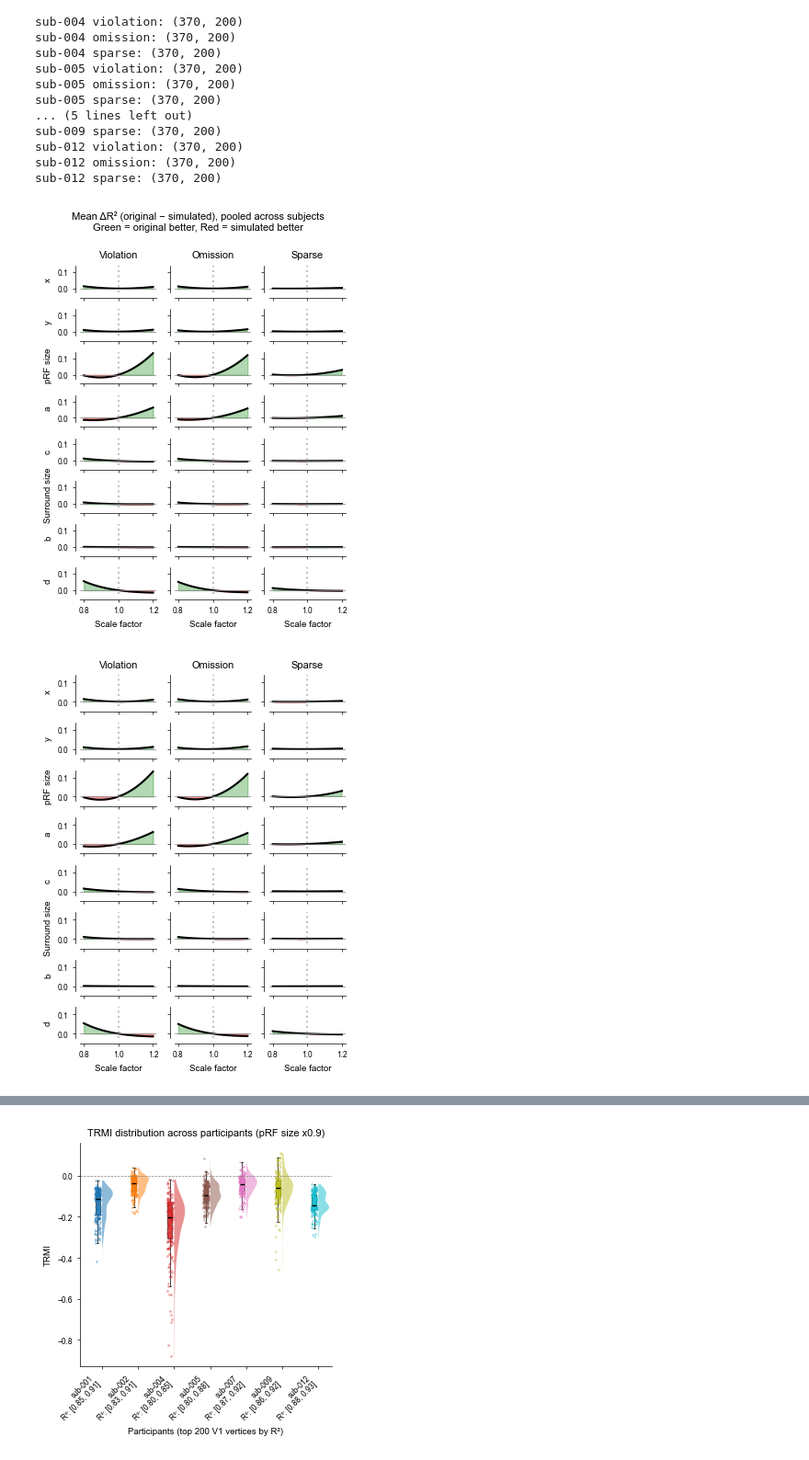
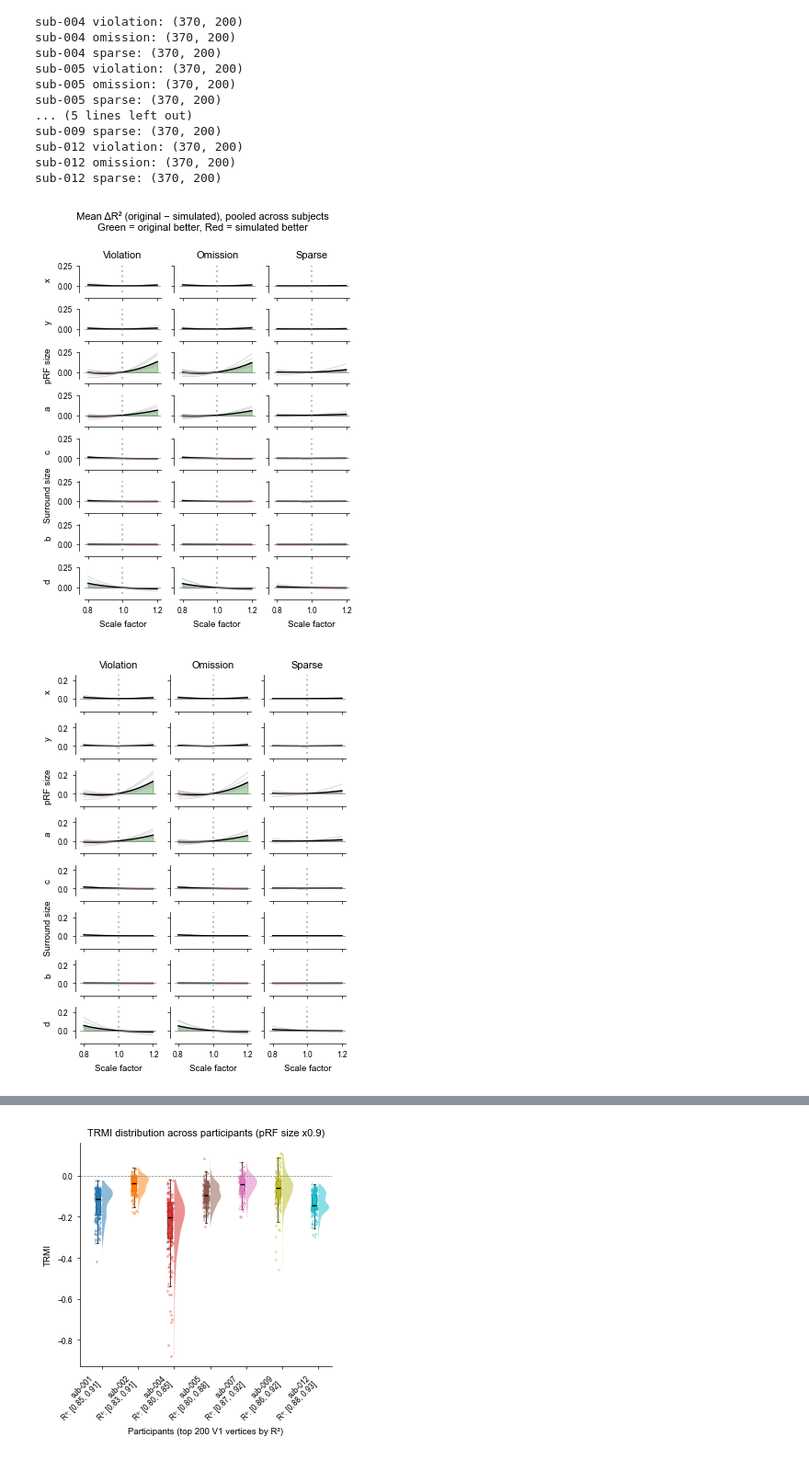
Before and after one commit to c14h19no2/pRF_expect_pub, a Jupyter notebook: pRF_expect_analysis/prf_expect/analysis/out-of-sample/viz_grid_simulation_rsq.ipynb, the cells around one changed output, grey strips where cells are left out. Shown at 92% size. Cells and saved outputs as stored; diff of their text form; code cells hidden in the pictures.

Commit message:
individual values

```diff
--- a/pRF_expect_analysis/prf_expect/analysis/out-of-sample/viz_grid_simulation_rsq.ipynb
+++ b/pRF_expect_analysis/prf_expect/analysis/out-of-sample/viz_grid_simulation_rsq.ipynb
@@ -162,35 +162,40 @@ for col, cond in enumerate(conditions):
 
         if not delta_rsqs:
             continue
 
+        # Plot per-subject mean ΔR² to show individual trajectories
+        subj_means = [np.mean(d, axis=1) for d in delta_rsqs]
+        for subj_mean in subj_means:
+            ax1.plot(non_baseline, subj_mean, "-", color="0.7", lw=0.6, alpha=0.6)
+
         delta_all = np.concatenate(delta_rsqs, axis=1)
         mean_delta = np.mean(delta_all, axis=1)
 
-        ax1.plot(non_baseline, mean_delta, "-", color="k")
+        ax1.plot(non_baseline, mean_delta, "-", color="k", lw=1)
         ax1.fill_between(non_baseline, 0, mean_delta,
                     where=mean_delta > 0, color="green", alpha=0.3)
         ax1.fill_between(non_baseline, 0, mean_delta,
                     where=mean_delta < 0, color="red", alpha=0.3)
         ax1.axhline(0, color="gray", ls="-", lw=0.5)
         ax1.axvline(1.0, color="gray", ls=":", alpha=0.5)
 
         if row == 0:
             ax1.set_title(cond_title_map.get(cond, str.capitalize(cond)), fontsize=8)
         if col == 0:
             ax1.set_ylabel(param_label_map.get(param_name, param_name))
         if row == n_params - 1:
             ax1.set_xlabel("Scale factor")
 
 fig1.suptitle("Mean ΔR² (original − simulated), pooled across subjects\n"
             "Green = original better, Red = simulated better",
             fontsize=8)
 fig1.tight_layout()
 sns.despine(offset=4)
 
 plt.show()
 fig1.savefig(figure_result_dir / f"group_analysis-pRF_space-fsaverage_desc-prf_viz_grid_simulation_deltarsq.png", dpi=600, bbox_inches='tight')
 # %% [output]
-[figure, old version]
+[figure, new version]
 # %%
 # a formal figure in the paper
 from scipy.stats import wilcoxon
@@ -253,10 +258,15 @@ for col, cond in enumerate(conditions):
         if not delta_rsqs:
             continue
 
+        # Plot per-subject mean ΔR² to show individual trajectories
+        subj_means = [np.mean(d, axis=1) for d in delta_rsqs]
+        for subj_mean in subj_means:
+            ax1.plot(non_baseline, subj_mean, "-", color="0.7", lw=0.6, alpha=0.6)
+
         delta_all = np.concatenate(delta_rsqs, axis=1)
         mean_delta = np.mean(delta_all, axis=1)
 
-        ax1.plot(non_baseline, mean_delta, "-", color="k")
+        ax1.plot(non_baseline, mean_delta, "-", color="k", lw=1)
         ax1.fill_between(non_baseline, 0, mean_delta,
                     where=mean_delta > 0, color="green", alpha=0.3)
         ax1.fill_between(non_baseline, 0, mean_delta,
@@ -278,7 +288,7 @@ plt.show()
 fig1.savefig(figure_result_dir / f"group_analysis-pRF_space-fsaverage_desc-prf_viz_grid_simulation_deltarsq.pdf", dpi=600, bbox_inches='tight')
 fig1.savefig(figure_result_dir / f"group_analysis-pRF_space-fsaverage_desc-prf_viz_grid_simulation_deltarsq.png", dpi=600, bbox_inches='tight')
 # %% [output]
-[figure, old version]
+[figure, new version]
 # %%
 # Import the necessary packages
 import itertools
```
Also changed, not shown: parts of 4 cells of this notebook, 2 other files.
